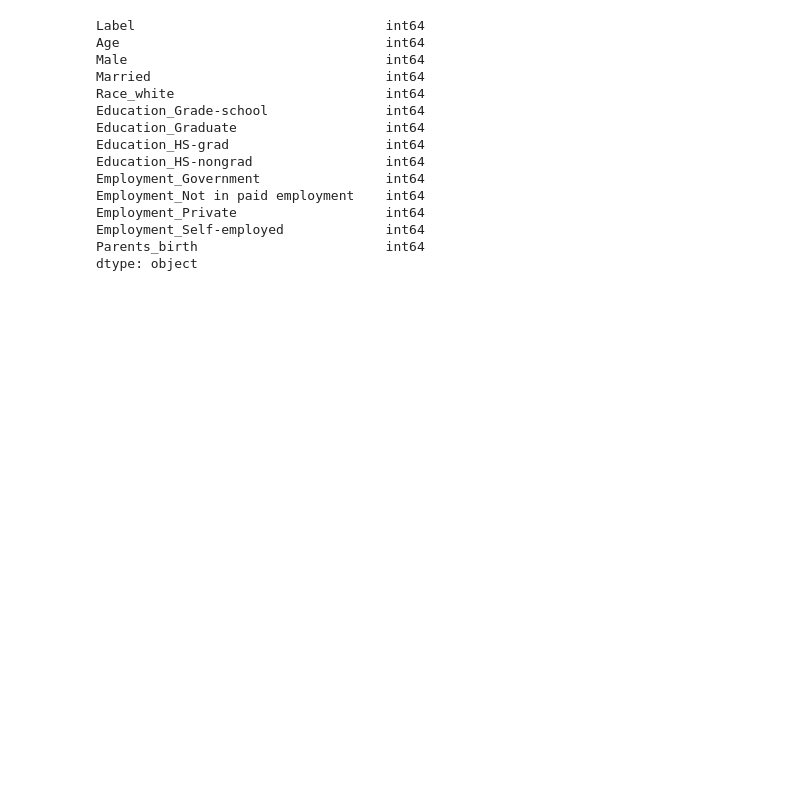
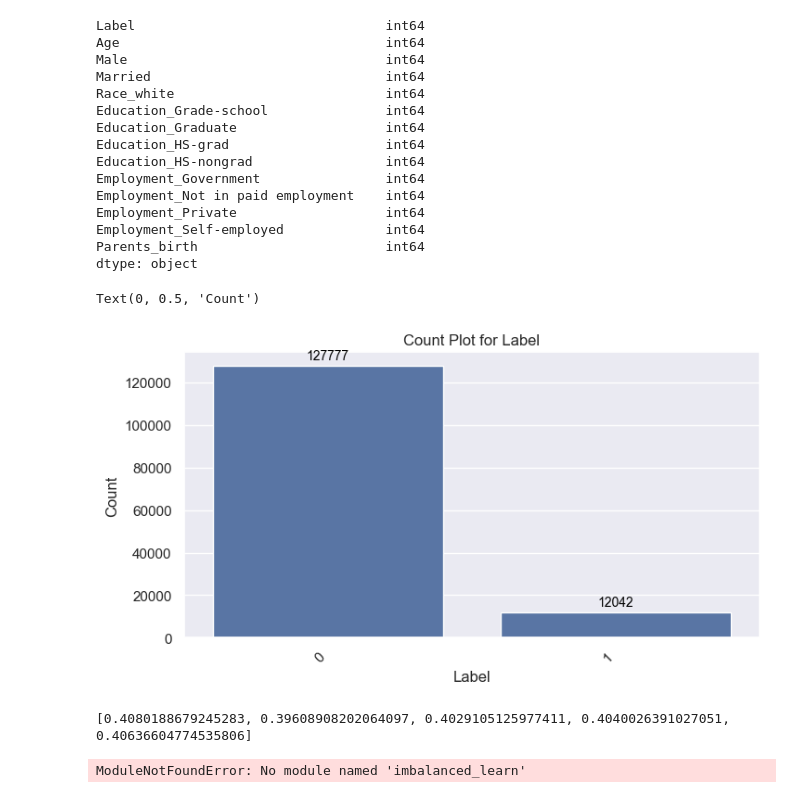
Before and after one commit to jedwingrove/US_census_income_task, a Jupyter notebook: Notebooks/modelling_notebook.ipynb, the cells around one changed output. Drawn from its saved outputs; the diff is of its cells as text; code cells hidden in the pictures; blank space fills up the shorter version.

```diff
--- a/Notebooks/modelling_notebook.ipynb
+++ b/Notebooks/modelling_notebook.ipynb
@@ -60,6 +60,30 @@ Employment_Private                   int64
 Employment_Self-employed             int64
 Parents_birth                        int64
 dtype: object
+# %%
+category_counts = df['Label'].value_counts().sort_index()
+
+sns.set()
+plt.figure(figsize=(8, 4))
+ax = sns.countplot(x='Label', data=df)
+
+# Add counts above the bars
+for p in ax.patches:
+    ax.annotate(f'{int(p.get_height())}',
+                (p.get_x() + p.get_width() / 2., p.get_height()),
+                ha='center', va='baseline', fontsize=10, color='black', xytext=(0, 5),
+                textcoords='offset points')
+
+# Rotate x-axis labels
+plt.xticks(rotation=45, ha='right')
+
+# Display the plot
+plt.title('Count Plot for Label')
+plt.xlabel('Label')
+plt.ylabel('Count')
+# %% [output]
+Text(0, 0.5, 'Count')
+[figure, added]
 # %%
 from sklearn.preprocessing import StandardScaler
 
@@ -67,0 +97,52 @@ X=df.drop('Label', axis=1)
+# %%
+from sklearn.ensemble import RandomForestClassifier
+from sklearn.model_selection import StratifiedKFold
+from sklearn.model_selection import train_test_split
+from sklearn.metrics import classification_report, roc_auc_score, f1_score, recall_score
+from sklearn.inspection import permutation_importance
+
+random_state=1903
+
+#these are the classifiers we are testing, I have added a couple others too
+classifiers = {
+    'Random Forest': RandomForestClassifier(random_state=random_state)
+}
+
+f1_scores=[]
+
+clf=RandomForestClassifier(class_weight = "balanced")
+stratify_feature=y
+skf = StratifiedKFold(n_splits=5, shuffle=True, random_state=1903)
+for train_index, test_index in skf.split(X, stratify_feature):
+
+    X_train, X_test = X.iloc[train_index], X.iloc[test_index]
+    y_train, y_test = y[train_index], y[test_index]
+
+    true_event_count = np.sum(y_train)
+    #print('no. of training events for fold', d, '=', true_event_count)
+    true_event_count = np.sum(y_test)
+    #print('no. of test events for fold', d, '=', true_event_count)
+
+
+
+
+    clf.fit(X_train, y_train)
+    y_pred=clf.predict(X_test)
+
+    f1 = f1_score(y_test, y_pred, average='binary')
+    f1_scores.append(f1)
+
+print(f1_scores)
+# %% [output]
+[0.4080188679245283, 0.39608908202064097, 0.4029105125977411, 0.4040026391027051, 0.40636604774535806]
+# %%
+from imbalanced_learn.over_sampling import SMOTENC,SMOTE
+
+smote_nc = SMOTE(random_state=1903, k_neighbors=3, sampling_strategy=0.5)
+X_train_res, y_train_res = smote_nc.fit_resample(X, y)
+
+resampled_data = pd.DataFrame(X_train_res, columns=X.columns)
+resampled_data['Label'] = y_train_res
+resampled_data.to_csv("SMOTE_Resampled_census_income_learn_ready_for_modelling.csv",index=False)
+# %% [output]
+ModuleNotFoundError: No module named 'imbalanced_learn'
```
Also changed, not shown: parts of 4 cells of this notebook.
